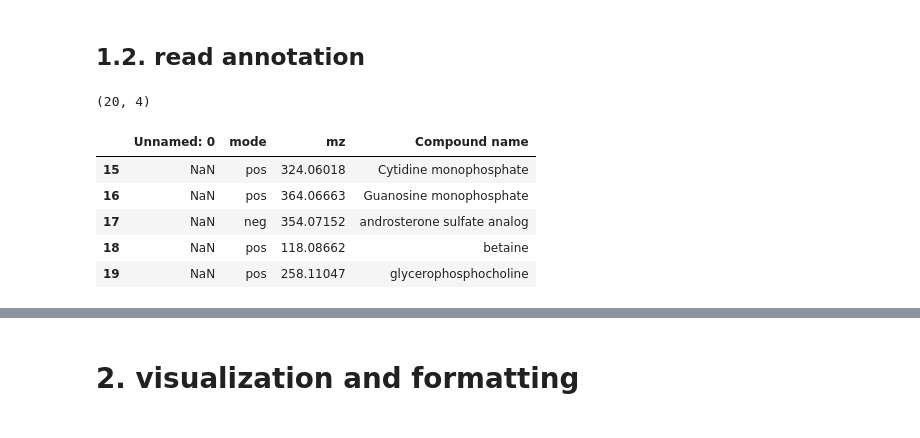
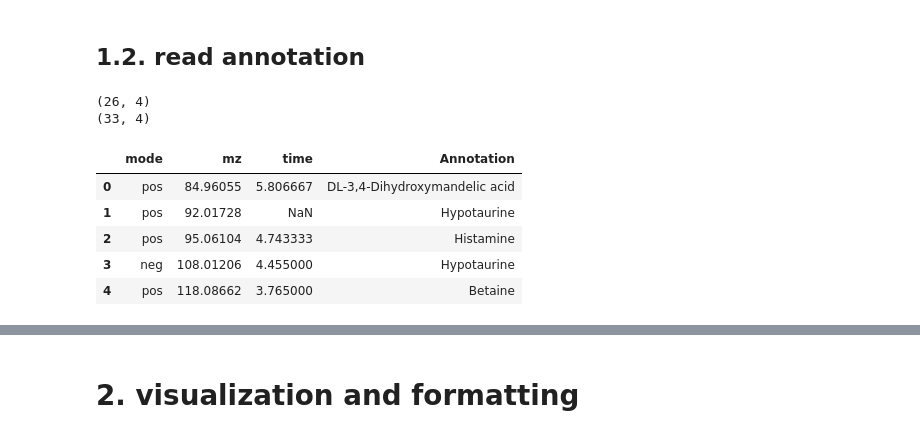
Before and after one commit to adelomana/healing, a Jupyter notebook: clustering_biomarkers_full.ipynb, the cells around one changed output, grey strips where cells are left out. Saved outputs shown, nothing was run; the diff lists cells and outputs as text; code cells hidden in the pictures.

```diff
--- a/clustering_biomarkers_full.ipynb
+++ b/clustering_biomarkers_full.ipynb
@@ -20,6 +18,7 @@ home_dir = '/home/adrian/'
 # %%
 full_wound_metabolic_file = '/home/adrian/gd15/hi/research/kerecis/data/clusters/df_logFC_comb_FULL.csv'
 annotation_file = '/home/adrian/gd15/hi/research/kerecis/data/clusters/Table 1- Adrian.xlsx'
+annotation_file = '/home/adrian/gd15/hi/research/kerecis/data/clusters/Table 1 Updated.xlsx'
 # %%
 days = [7, 14, 21, 28, 60]
 # %% [markdown]
@@ -87,15 +86,25 @@ Name: 62.02452_pos, dtype: float64
 # %% [markdown]
 ## 1.2. read annotation
 # %%
-shared_annotation = pandas.read_excel(annotation_file, sheet_name='Sheet3')
+# first version, working with input file Table 1- Adrian.xlsx
+#shared_annotation = pandas.read_excel(annotation_file, sheet_name='Sheet3')
+
+annotation_partial = pandas.read_excel(annotation_file, sheet_name='DPT wounds')
+annotation_full = pandas.read_excel(annotation_file, sheet_name='FT wounds')
+
+annotation_partial.drop(columns=['Identification Method', 'Common Fragments '], inplace=True)
+annotation_full.drop(columns=['Identification Method', 'Common Fragments ', 'Unnamed: 6', 'Unnamed: 7'], inplace=True)
+
+print(annotation_partial.shape)
+print(annotation_full.shape)
+
+annotation_partial.head()
+# %% [output]
+(26, 4)
+(33, 4)
+|  | mode | mz | time | Annotation |
+| 0 | pos | 84.96055 | 5.806667 | DL-3,4-Dihydroxymandelic acid |
+| 1 | pos | 92.01728 | NaN | Hypotaurine |
+| 2 | pos | 95.06104 | 4.743333 | Histamine |
+| 3 | neg | 108.01206 | 4.455000 | Hypotaurine |
+| 4 | pos | 118.08662 | 3.765000 | Betaine |
-# %%
-print(shared_annotation.shape)
-shared_annotation.tail()
-# %% [output]
-(20, 4)
-|  | Unnamed: 0 | mode | mz | Compound name |
-| 15 | NaN | pos | 324.06018 | Cytidine monophosphate |
-| 16 | NaN | pos | 364.06663 | Guanosine monophosphate |
-| 17 | NaN | neg | 354.07152 | androsterone sulfate analog |
-| 18 | NaN | pos | 118.08662 | betaine |
-| 19 | NaN | pos | 258.11047 | glycerophosphocholine |
```
Also changed, not shown: parts of 5 cells of this notebook, 1 other file.
